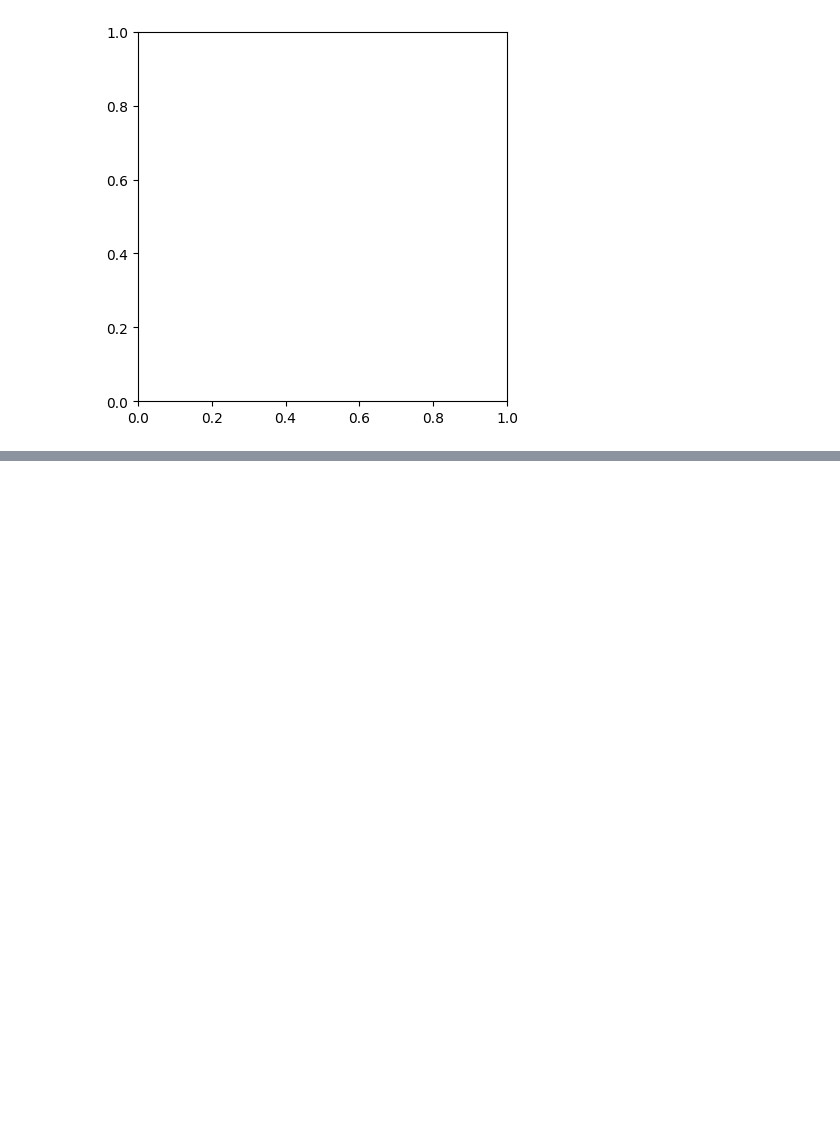
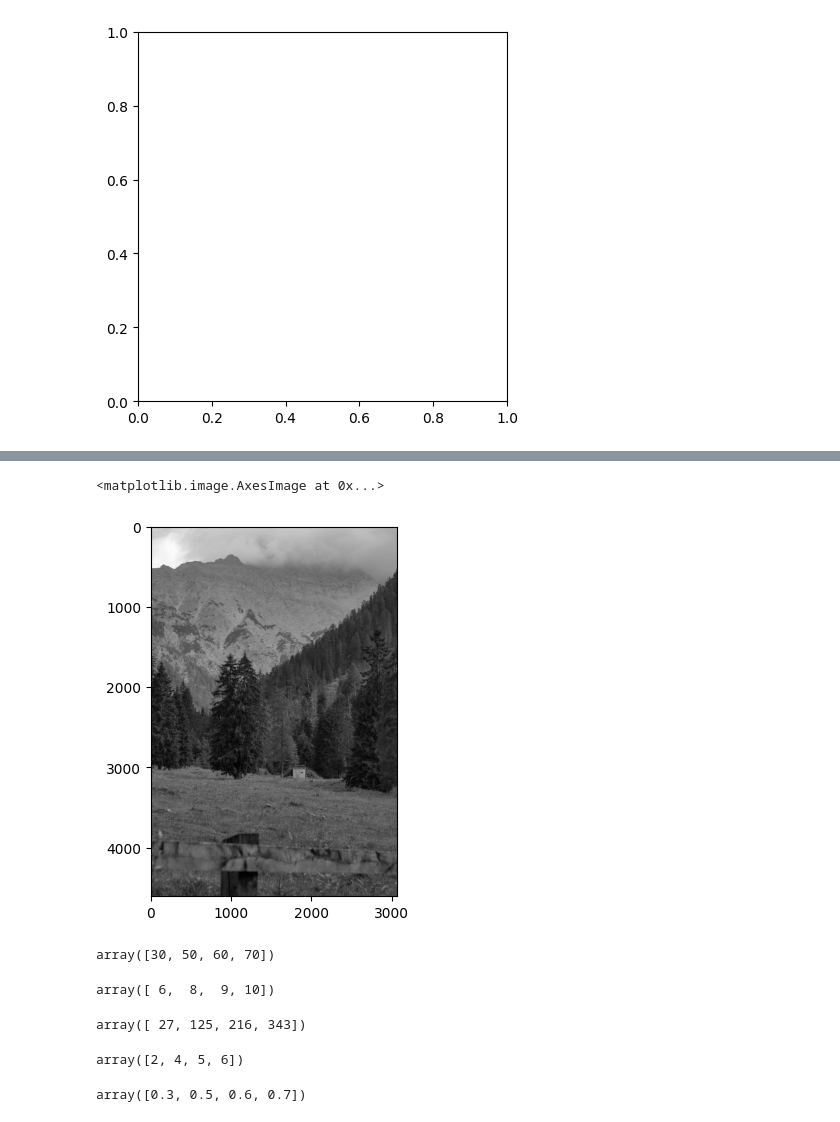
Before and after one commit to palak30jain/iitr_june_2025_palak, a Jupyter notebook: numpy_1.ipynb, the cells around one changed output, grey strips where cells are left out. Saved outputs shown, nothing was run; the diff lists cells and outputs as text; code cells hidden in the pictures; blank space fills up the shorter version.

Commit message:
numpy

```diff
--- a/numpy_1.ipynb
+++ b/numpy_1.ipynb
@@ -70,0 +119,34 @@ TypeError: Invalid shape (2000, 1000, 2) for image data
+# %%
+# using numpy
+
+import numpy as np
+
+gray_np = np.mean(img, axis = 2)
+# %%
+plt.imshow(gray_np, cmap='gray')
+# %% [output]
+<matplotlib.image.AxesImage at 0x...>
+[figure, added]
+# %%
+arr = np.array([3,5,6,7])
+
+# multiply
+arr * 10
+# %% [output]
+array([30, 50, 60, 70])
+# %%
+arr + 3
+# %% [output]
+array([ 6,  8,  9, 10])
+# %%
+ arr ** 3
+# %% [output]
+array([ 27, 125, 216, 343])
+# %%
+arr -1
+# %% [output]
+array([2, 4, 5, 6])
+# %%
+arr / 10
+# %% [output]
+array([0.3, 0.5, 0.6, 0.7])
```
Also changed, not shown: parts of 35 cells of this notebook.
